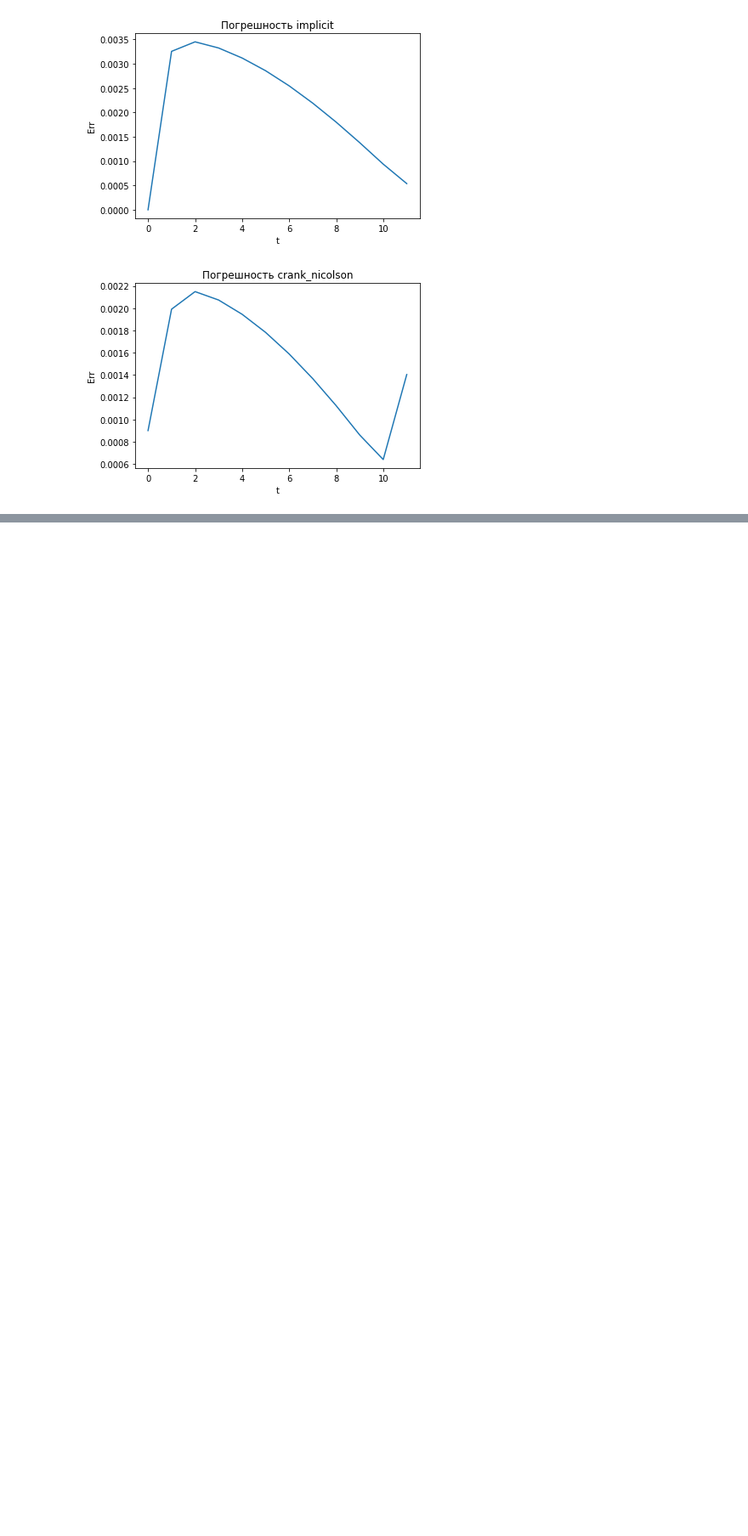
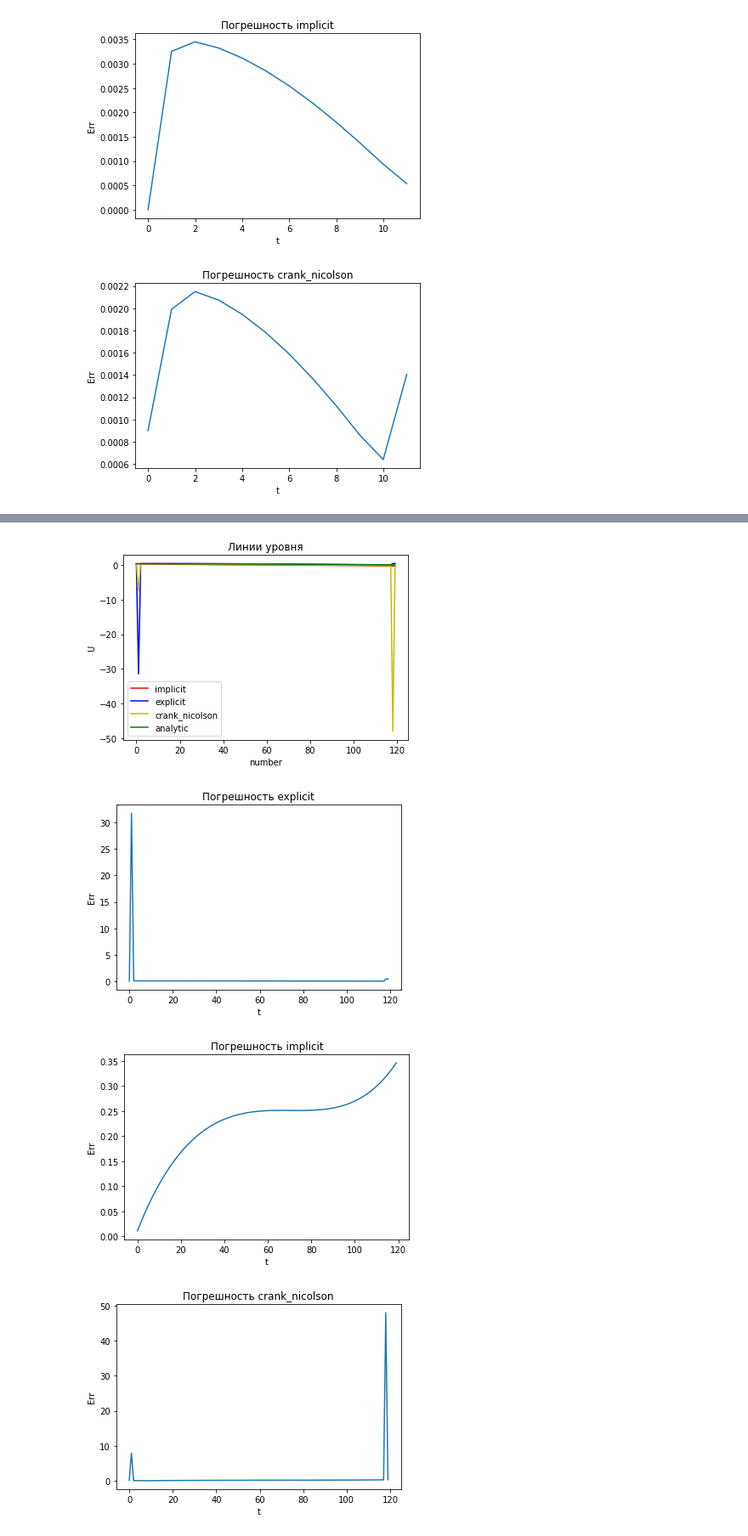
Before and after one commit to pivovarov-mai/80-406-b17, a Jupyter notebook: lab5/lab5_NM.ipynb, the cells around one changed output, grey strips where cells are left out. Shown: that part at 85% size. Cells and saved outputs as stored; diff of their text form; code cells hidden in the pictures; blank space fills up the shorter version.

```diff
--- a/lab5/lab5_NM.ipynb
+++ b/lab5/lab5_NM.ipynb
@@ -242,0 +324,24 @@ if __name__ == '__main__':
+# %%
+N, K, T = 120, 100, 18
+args = {
+    'l': np.pi / 2,
+    'psi': lambda x: 0,
+    'f': lambda x, t: np.cos(x) * (np.cos(t) + np.sin(t)),
+    'phi0': lambda t: np.sin(t),
+    'phi1': lambda t: -np.sin(t),
+    'solution': lambda x, t: np.sin(t) * np.cos(x),
+    'bound_type': 'a1p2'
+}
+solver = ParabolicSolver(args, N, K, T)
+dict_ans = {
+    'implicit': solver.implicit_solver(N, K, T),
+    'explicit': solver.explicit_solver(N, K, T),
+    'crank_nicolson': solver.crank_nicolson_solver(N, K, T),
+    'analytic': solver.analyticSolve(N, K, T)
+}
+presontation(dict_ans, 2)
+# %% [output]
+[figure, added]
+[figure, added]
+[figure, added]
+[figure, added]
```
Also changed, not shown: parts of 9 cells of this notebook, 3 other files.
